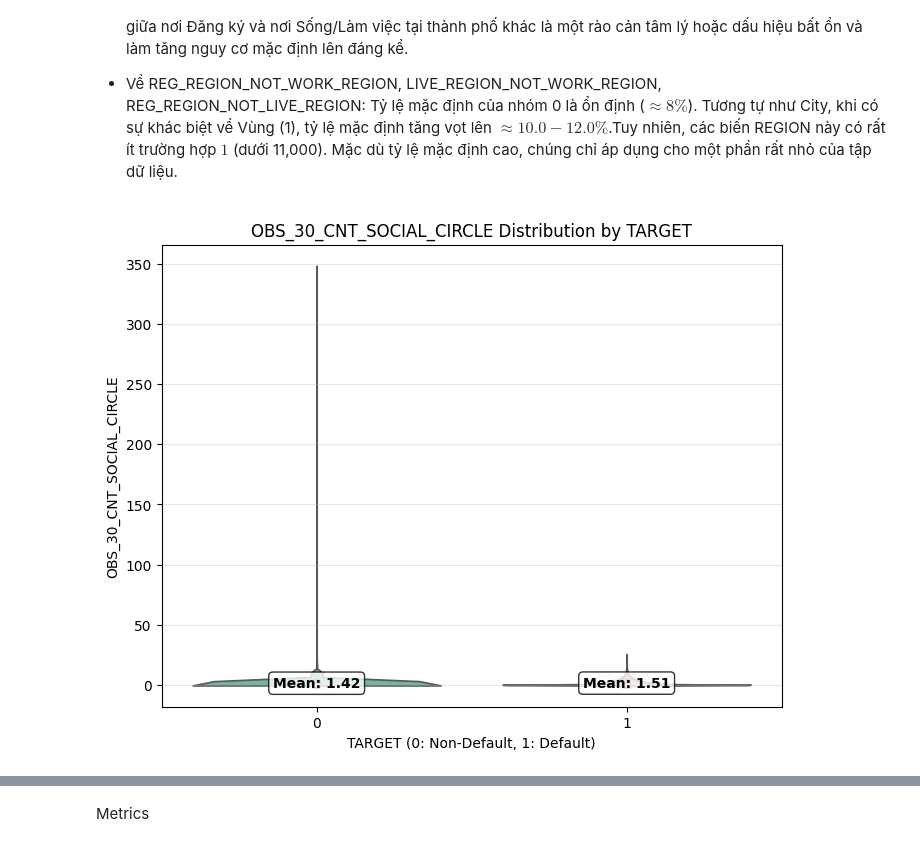
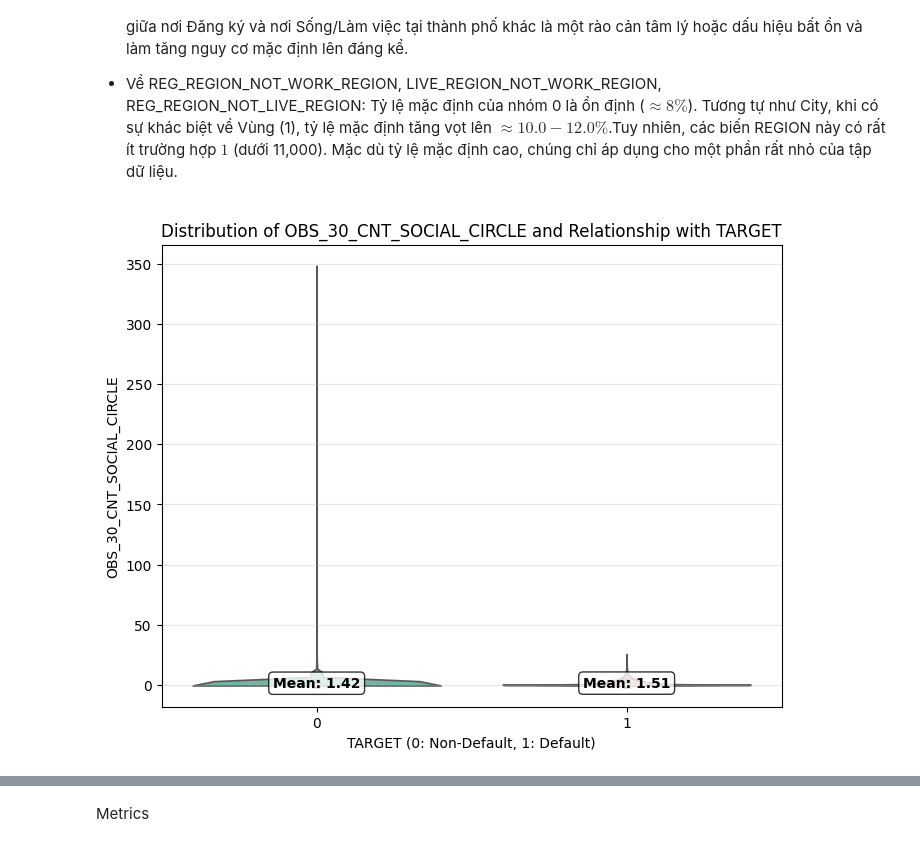
Before and after one commit to MinhGioChai/Data-Visualization, a Jupyter notebook: dataprocess.ipynb, the cells around one changed output, grey strips where cells are left out. Cells and saved outputs as stored; diff of their text form; code cells hidden in the pictures.

```diff
--- a/dataprocess.ipynb
+++ b/dataprocess.ipynb
@@ -370,17 +274,0 @@ DEF_60_CNT_SOCIAL_CIRCLE                712         0.330766
-# %%
-# 3. IQR info
-for col in var_discrete:
-    Q1 = df[col].quantile(0.25)
-    Q3 = df[col].quantile(0.75)
-    IQR = Q3 - Q1
-    lower = Q1 - 1.5 * IQR
-    upper = Q3 + 1.5 * IQR
-    outliers = df[(df[col] < lower) | (df[col] > upper)][col].count()
-
-    total_count = len(df)
-    outliers_percent = (outliers / total_count) * 100
-
-    print(f"\n{col} - IQR OUTLIER INFO")
-    print(f"Q1: {Q1}, Q3: {Q3}, IQR: {IQR}")
-    print(f"Lower bound: {lower}, Upper bound: {upper}")
-    print(f"Number of outliers: {outliers} ({outliers_percent:.2f}%)")
@@ -410,5 +280,5 @@ cols_live = ['REGION_RATING_CLIENT', 'REGION_RATING_CLIENT_W_CITY',
 
 # Vẽ bar chart cho các biến rời rạc ít giá trị
 for col in cols_live:
-    plot_discrete_barchart(df[col], title=f'Bar Chart of {col}', figsize=(8,5))
+    plot_discrete_barchart(df[col], title=f'Distribution of {col}', figsize=(8,5))
 # %% [output]
@@ -438,5 +308,5 @@ cols_social = ['OBS_30_CNT_SOCIAL_CIRCLE', 'DEF_30_CNT_SOCIAL_CIRCLE',
                'OBS_60_CNT_SOCIAL_CIRCLE', 'DEF_60_CNT_SOCIAL_CIRCLE']
 
 for col in cols_social:
-    plot_continuous_histogram(df[col], bins=30, title=f'Histogram of {col}', figsize=(6,4))
+    plot_continuous_histogram(df[col], bins=30, title=f'Distribution of {col}', figsize=(6,4))
 # %% [output]
@@ -474,5 +354,5 @@ Biểu đồ
 # Vẽ grouped bar chart cho các biến rời rạc ít giá trị
 for col in cols_live:
     plot_grouped_bar_vs_target(df, feature=col, target='TARGET',
-                               title=f'{col} - Count vs Default Rate', figsize=(10,6))
+                               title=f'Distribution of {col} and Relationship with Default', figsize=(10,6))
 # %% [output]
@@ -494,7 +374,7 @@ for col in cols_live:
 # %%
 # Biểu đồ cho các biến Social Circle vs target
 for col in cols_social:
     plot_continuous_violin_vs_target(df, feature=col, target='TARGET',
-                                    title=f'{col} Distribution by TARGET', figsize=(8,6))
+                                    title=f'Distribution of {col} and Relationship with TARGET', figsize=(8,6))
 # %% [output]
-[figure, old version]
+[figure, new version]
```
Also changed, not shown: parts of 32 cells of this notebook.
